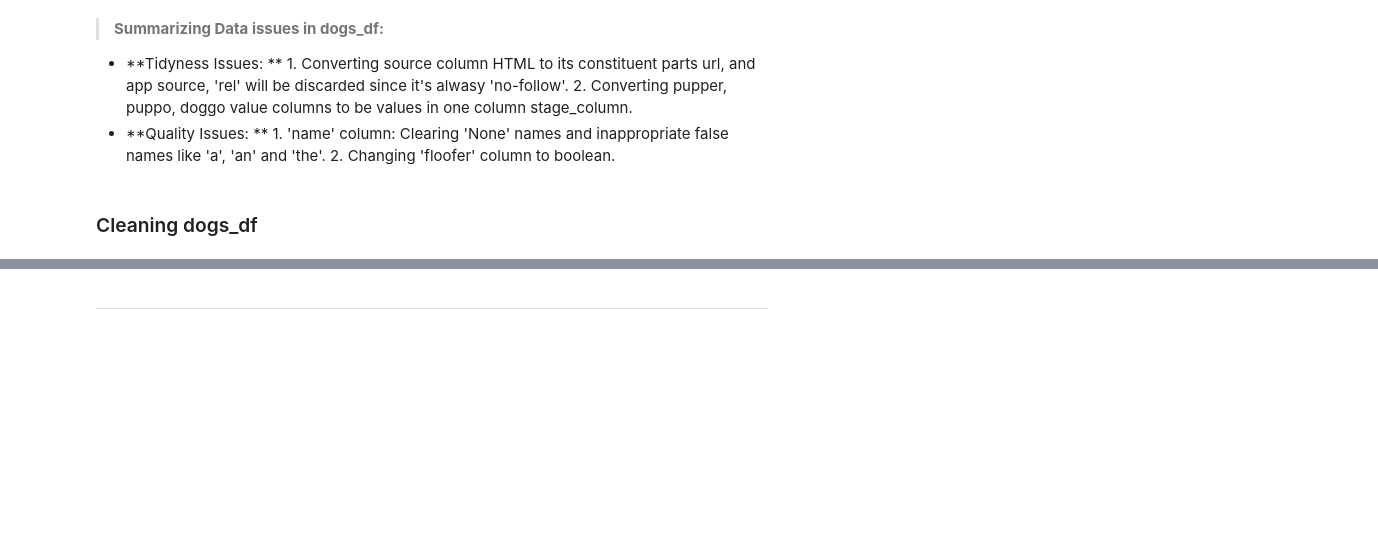
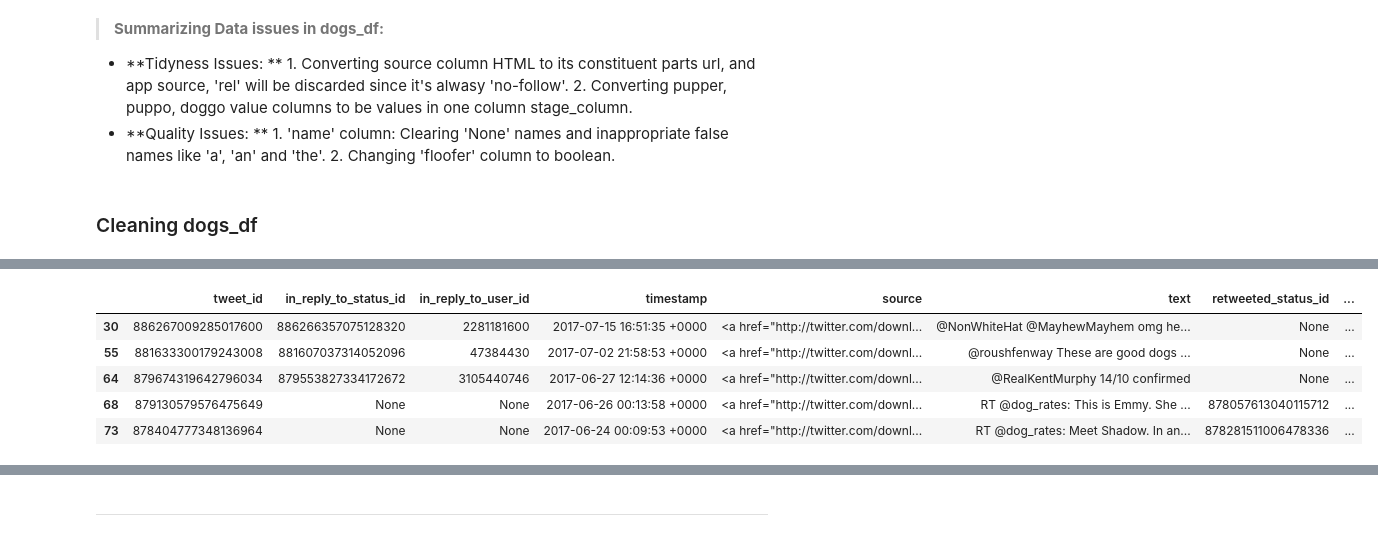
Before and after one commit to AbdelrahmanTorki/Wrangle-and-Analyze-Data, a Jupyter notebook: wrangle_act.ipynb, the cells around one changed output, grey strips where cells are left out. Saved outputs shown, nothing was run; the diff lists cells and outputs as text; code cells hidden in the pictures; blank space fills up the shorter version.

```diff
--- a/wrangle_act.ipynb
+++ b/wrangle_act.ipynb
@@ -518,0 +651,4 @@ dogs_df.head(2)
+# %%
+##  Removing the urls from text
+none_shortened_urls = dogs_clean[pd.isnull(dogs_clean.shortened_urls)]
+none_shortened_urls.info()
@@ -518,0 +673,9 @@ dogs_df.head(2)
+# %%
+none_shortened_urls.head()
+# %% [output]
+|  | tweet_id | in_reply_to_status_id | in_reply_to_user_id | timestamp | source | text | retweeted_status_id | ... |
+| 30 | 886267009285017600 | 886266357075128320 | 2281181600 | 2017-07-15 16:51:35 +0000 | <a href="http://twitter.com/downl... | @NonWhiteHat @MayhewMayhem omg he... | None | ... |
+| 55 | 881633300179243008 | 881607037314052096 | 47384430 | 2017-07-02 21:58:53 +0000 | <a href="http://twitter.com/downl... | @roushfenway These are good dogs ... | None | ... |
+| 64 | 879674319642796034 | 879553827334172672 | 3105440746 | 2017-06-27 12:14:36 +0000 | <a href="http://twitter.com/downl... | @RealKentMurphy 14/10 confirmed | None | ... |
+| 68 | 879130579576475649 | None | None | 2017-06-26 00:13:58 +0000 | <a href="http://twitter.com/downl... | RT @dog_rates: This is Emmy. She ... | 878057613040115712 | ... |
+| 73 | 878404777348136964 | None | None | 2017-06-24 00:09:53 +0000 | <a href="http://twitter.com/downl... | RT @dog_rates: Meet Shadow. In an... | 878281511006478336 | ... |
```
Also changed, not shown: parts of 48 cells of this notebook.
